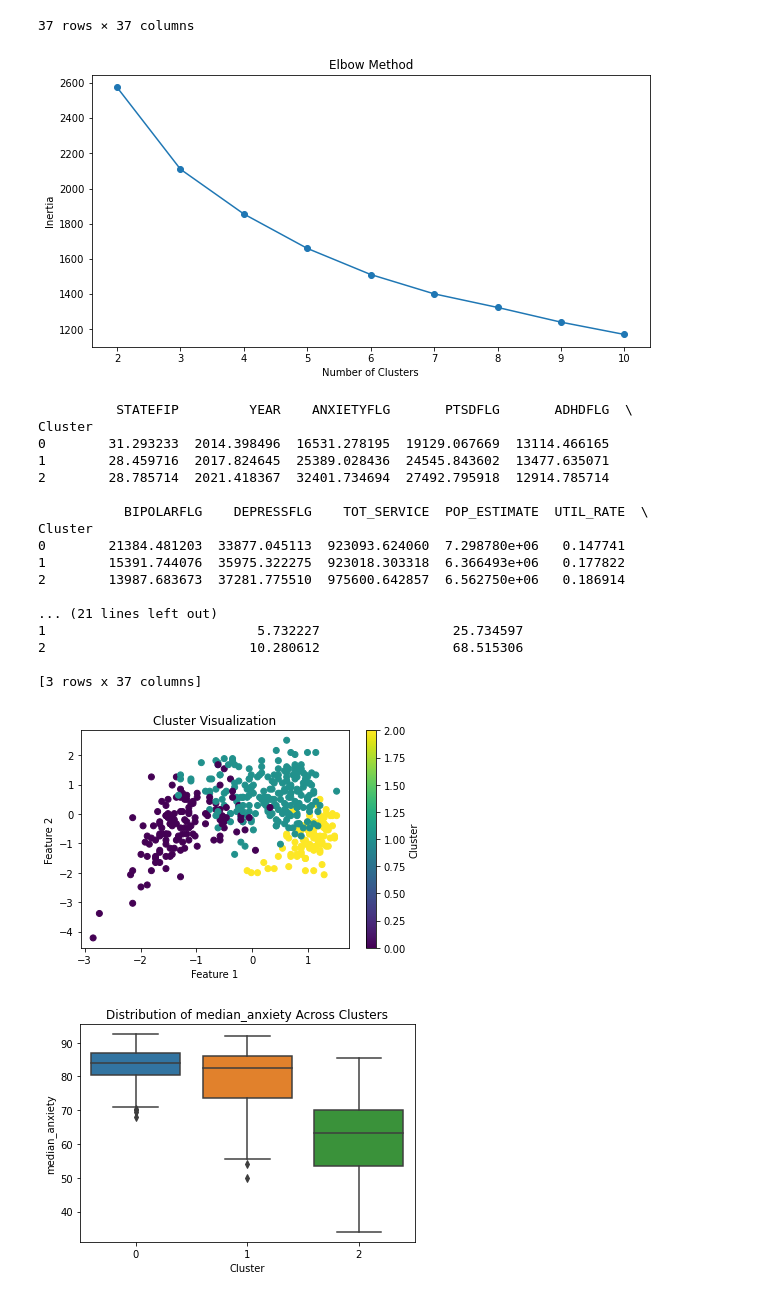
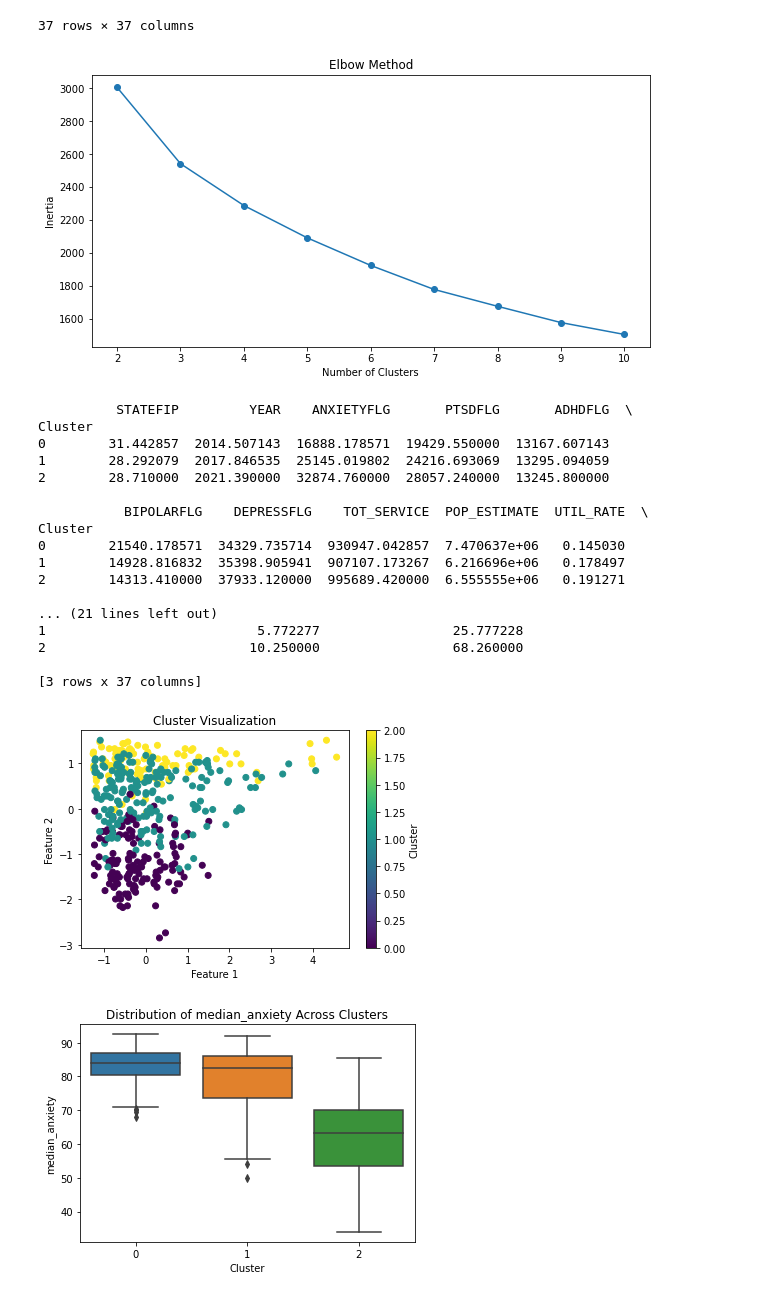
Before and after one commit to jonjonbinx1/GSMH, a Jupyter notebook: clustering_PCA/Feature Eng.ipynb, the cells around one changed output. Drawn from its saved outputs; the diff is of its cells as text; code cells hidden in the pictures.

```diff
--- a/clustering_PCA/Feature Eng.ipynb
+++ b/clustering_PCA/Feature Eng.ipynb
@@ -72,35 +72,35 @@ import matplotlib.pyplot as plt
 from sklearn.metrics import silhouette_score
 
 
 #Feature Selection
-features = ['median_anxiety', 'median_depression', 'median_PTSD', 'median_ADHD', 'median_bipolar',
+features = ['UTIL_RATE', 'median_anxiety', 'median_depression', 'median_PTSD', 'median_ADHD', 'median_bipolar',
            'max_psychiatrists near me','max_therapist near me', 'max_mental hospital']  # Replace with your actual column names
 X = df[features]
 
 # Feature Scaling
 scaler = StandardScaler()
 X_scaled = scaler.fit_transform(X)
 
 # Determine Optimal k
 inertia = []
 silhouette_scores = []
 k_range = range(2, 11)  # Testing from 2 to 10 clusters
 
 for k in k_range:
     kmeans = KMeans(n_clusters=k, random_state=42)
     kmeans.fit(X_scaled)
     inertia.append(kmeans.inertia_)
     silhouette_scores.append(silhouette_score(X_scaled, kmeans.labels_))
 
 # Plot Elbow Method
 plt.figure(figsize=(10, 5))
 plt.plot(k_range, inertia, marker='o')
 plt.title('Elbow Method')
 plt.xlabel('Number of Clusters')
 plt.ylabel('Inertia')
 plt.show()
 # %% [output]
-[figure, old version]
+[figure, new version]
 # %%
 # Fit K-means with Optimal Clusters
 optimal_k = 3  # Replace with the number of clusters determined
@@ -123,22 +123,22 @@ plt.show()
 # %% [output]
           STATEFIP         YEAR    ANXIETYFLG       PTSDFLG       ADHDFLG  \
 Cluster
-0        31.293233  2014.398496  16531.278195  19129.067669  13114.466165
-1        28.459716  2017.824645  25389.028436  24545.843602  13477.635071
-2        28.785714  2021.418367  32401.734694  27492.795918  12914.785714
+0        31.442857  2014.507143  16888.178571  19429.550000  13167.607143
+1        28.292079  2017.846535  25145.019802  24216.693069  13295.094059
+2        28.710000  2021.390000  32874.760000  28057.240000  13245.800000
 
            BIPOLARFLG    DEPRESSFLG    TOT_SERVICE  POP_ESTIMATE  UTIL_RATE  \
 Cluster
-0        21384.481203  33877.045113  923093.624060  7.298780e+06   0.147741
-1        15391.744076  35975.322275  923018.303318  6.366493e+06   0.177822
-2        13987.683673  37281.775510  975600.642857  6.562750e+06   0.186914
+0        21540.178571  34329.735714  930947.042857  7.470637e+06   0.145030
+1        14928.816832  35398.905941  907107.173267  6.216696e+06   0.178497
+2        14313.410000  37933.120000  995689.420000  6.555555e+06   0.191271
 
 ... (21 lines left out)
-1                           5.732227                 25.734597
-2                          10.280612                 68.515306
+1                           5.772277                 25.777228
+2                          10.250000                 68.260000
 
 [3 rows x 37 columns]
-[figure, old version]
+[figure, new version]
 # %%
 import seaborn as sns
 import matplotlib.pyplot as plt
```
Also changed, not shown: parts of 6 cells of this notebook.
